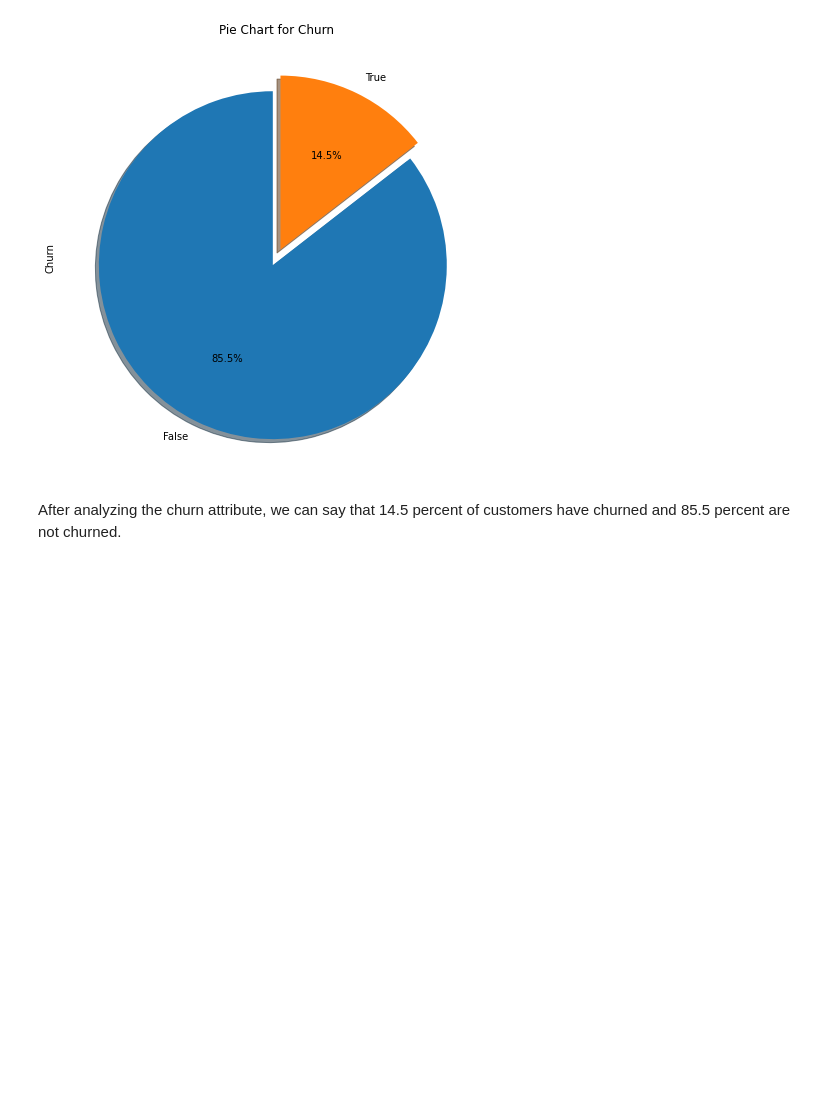
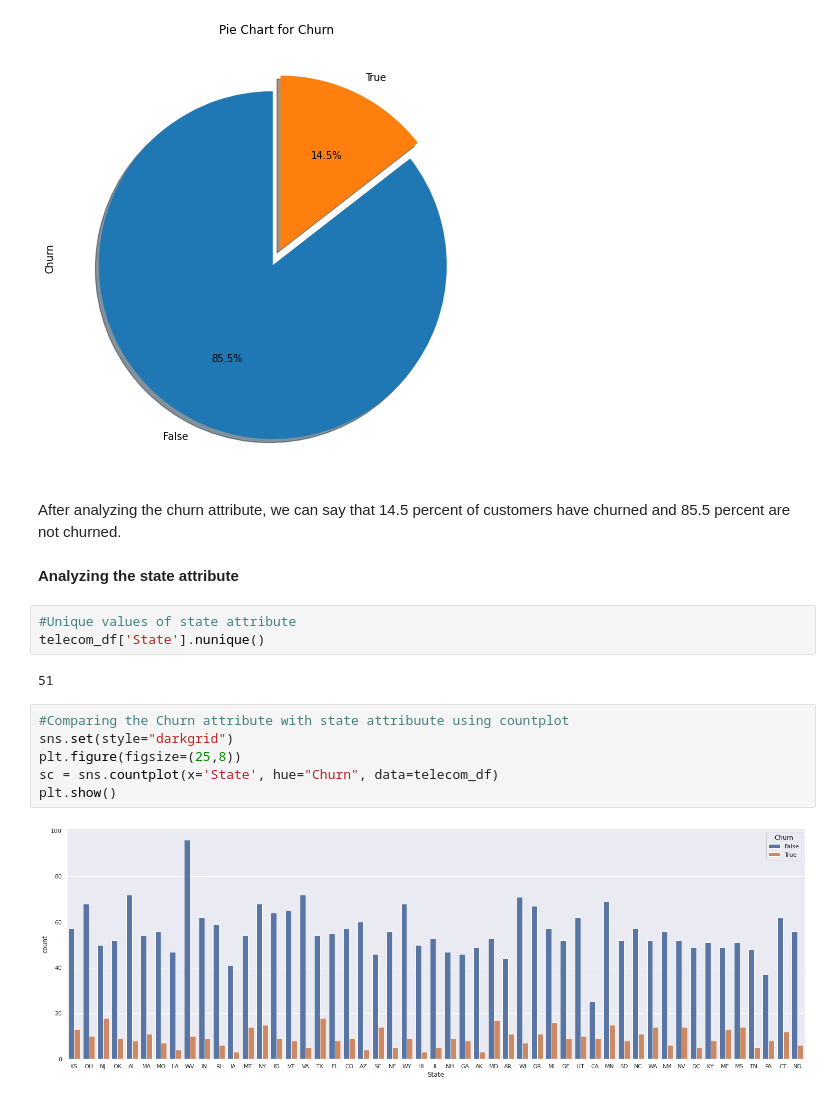
Before and after one commit to alphamale126/Telecom-Churn-Analysis---Capstone-Project, a Jupyter notebook: Telecom_Churn_Analysis_Capstone_Project.ipynb, the cells around one changed output. Cells and saved outputs as stored; diff of their text form; blank space fills up the shorter version.

```diff
--- a/Telecom_Churn_Analysis_Capstone_Project.ipynb
+++ b/Telecom_Churn_Analysis_Capstone_Project.ipynb
@@ -242,3 +242,18 @@ plt.show()
 [figure]
 # %% [markdown]
 After analyzing the churn attribute, we can say that 14.5 percent of customers have churned and 85.5 percent are not churned.
+# %% [markdown]
+**Analyzing the state attribute**
+# %%
+#Unique values of state attribute
+telecom_df['State'].nunique()
+# %% [output]
+51
+# %%
+#Comparing the Churn attribute with state attribuute using countplot
+sns.set(style="darkgrid")
+plt.figure(figsize=(25,8))
+sc = sns.countplot(x='State', hue="Churn", data=telecom_df)
+plt.show()
+# %% [output]
+[figure, added]
```
Also changed, not shown: parts of 23 cells of this notebook.
